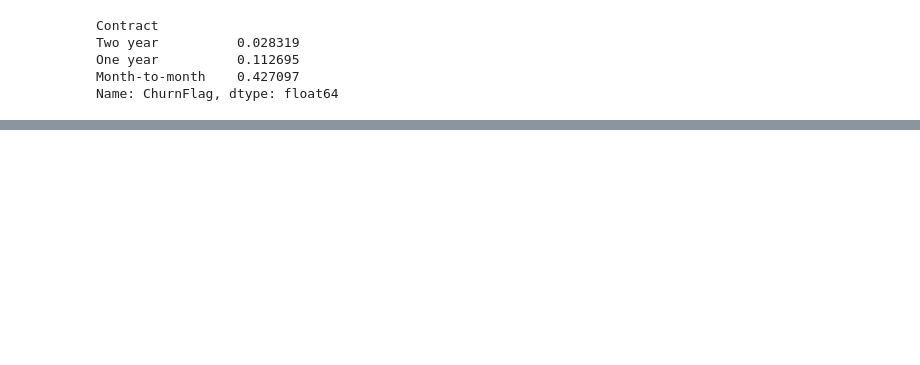
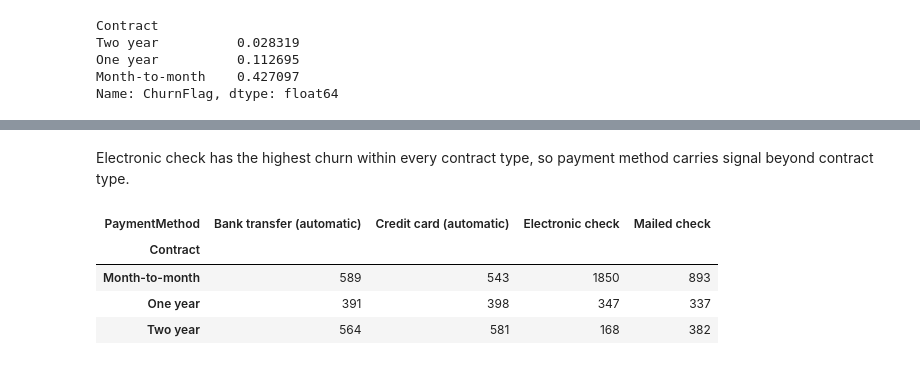
Before and after one commit to Rgmoogachiri/telco-churn-prediction, a Jupyter notebook: notebooks/02_EDA.ipynb, the cells around one changed output, grey strips where cells are left out. Cells and saved outputs as stored; diff of their text form; code cells hidden in the pictures; blank space fills up the shorter version.

```diff
--- a/notebooks/02_EDA.ipynb
+++ b/notebooks/02_EDA.ipynb
@@ -22,0 +66,10 @@ Name: ChurnFlag, dtype: float64
+# %% [markdown]
+Electronic check has the highest churn within every contract type, so payment method carries signal beyond contract type.
+# %%
+df.groupby(["Contract", "PaymentMethod"]).size().unstack()
+# %% [output]
+| PaymentMethod | Bank transfer (automatic) | Credit card (automatic) | Electronic check | Mailed check |
+| Contract |  |  |  |  |
+| Month-to-month | 589 | 543 | 1850 | 893 |
+| One year | 391 | 398 | 347 | 337 |
+| Two year | 564 | 581 | 168 | 382 |
```
Also changed, not shown: parts of 19 cells of this notebook.
